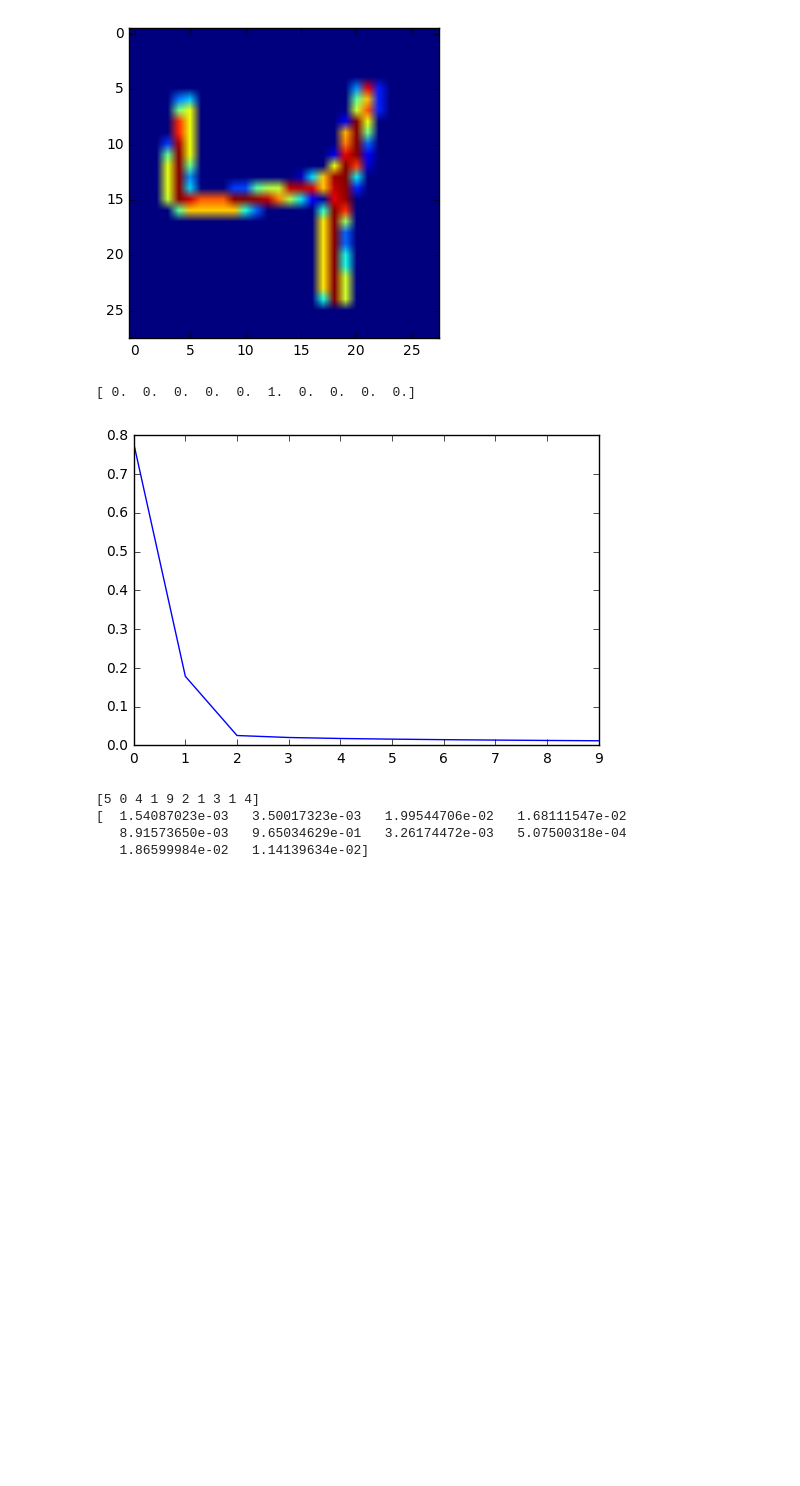
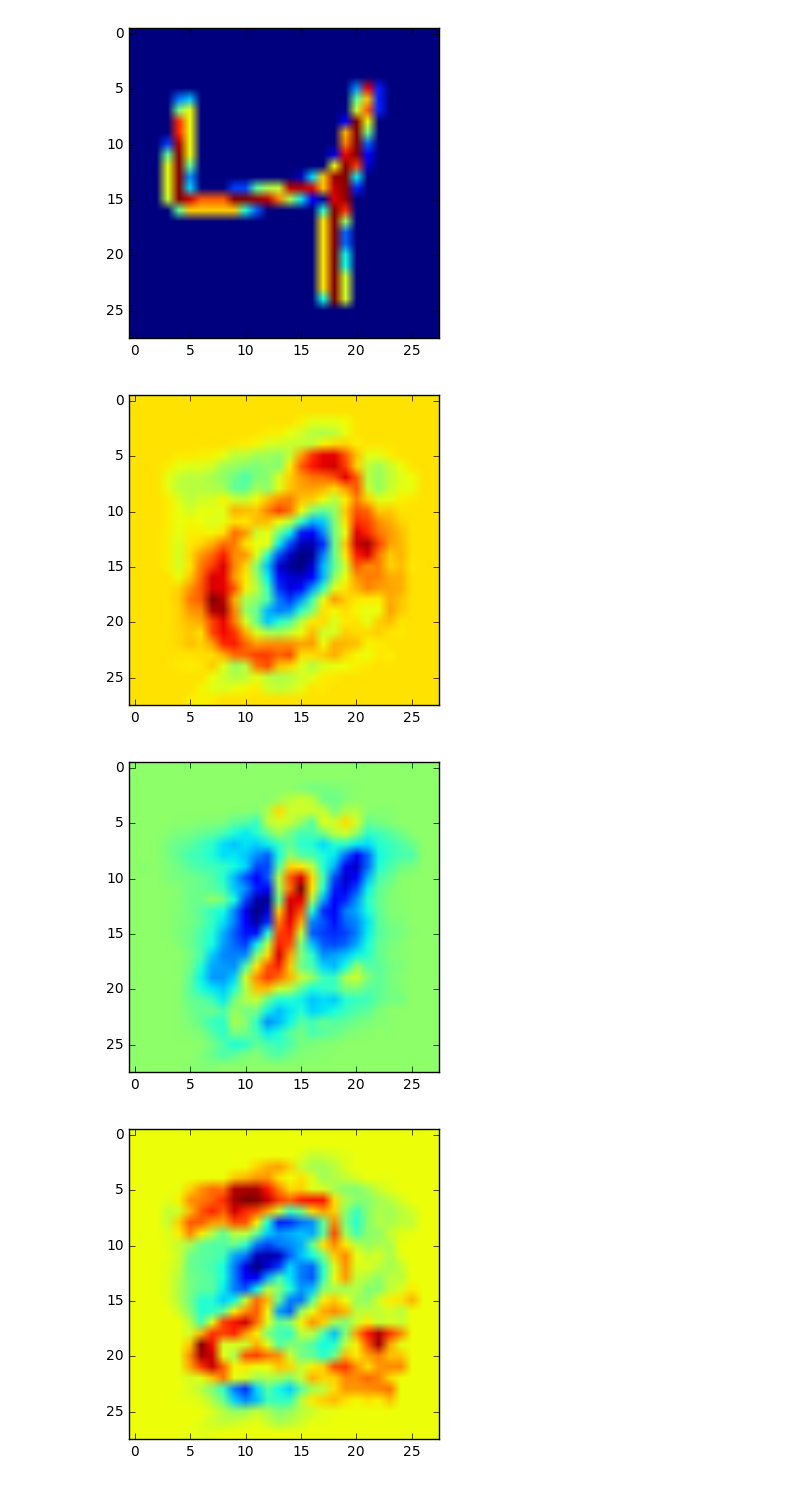
Before and after one commit to jarmop/learning, a Jupyter notebook: mnist.ipynb, the cells around one changed output. Drawn from its saved outputs; the diff is of its cells as text; code cells hidden in the pictures; blank space fills up the shorter version.

Commit message:
MNIST: Visualize image weights

```diff
--- a/mnist.ipynb
+++ b/mnist.ipynb
@@ -115,30 +115,12 @@ class Machine:
     def __init__(self, n):
         self.w = np.zeros(n)
     def h(self, x):
-        #print('h')
-        #print(self.w)
-        #print(x)
-        #print(-x.dot(self.w.T))
-        #print(np.exp(-x.dot(self.w.T)))
         return 1 / (1 + np.exp(-x.dot(self.w.T)))
 
 def loss(x, y, m):
-    #print('loss')
-    #print(np.log(x))
-    #print(x)
-    #print(np.log(0))
-    #print(np.log(1 - x))
-    #print(-y * np.log(x) - (1 - y) * np.log(1 - x))
-    #print(np.sum(-y * np.log(x) - (1 - y) * np.log(1 - x)))
     return np.sum(-y * np.log(x) - (1 - y) * np.log(1 - x)) / m
-    #return 1
 
 def gradient_descent(machine, training_set, correct_values, alpha, iterations):
-    #test_set = np.array([
-    #        [1,0],
-    #        [1,1],
-    #        [1,2],
-    #    ])
     m = training_set.shape[0]
     n = training_set.shape[1]
     values = []
@@ -148,63 +130,48 @@ def gradient_descent(machine, training_set, correct_values, alpha, iterations):
         d = (machine.h(training_set) - correct_values).dot(training_set)
         machine.w -= alpha * d / m
         values.append(np.copy(machine.w))
-        # TODO loss function for classification
         losses.append(loss(machine.h(training_set), correct_values, m))
     #print(losses)
     #plt.plot(values)
     #plt.show()
-    plt.plot(losses)
-    plt.show()
+    #plt.plot(losses)
+    #plt.show()
 
 def trainer(images, labels, alpha, iterations, m):
     n = 784
     # Take subset of m samples and flatten images (28 X 28 => 784)
     images = images[0:m].reshape(m,n)
     labels = labels[0:m]
     #print(labels.shape)
 
     # Add bias
     images = np.insert(images, 0, 1, axis=1)
     #print(images.shape)
 
     # Create labels for each class
     label_set = []
     machines = []
     classes = range(0, 10)
     for c in classes:
         label_set.append(np.zeros(m))
         machines.append(Machine(n + 1))
     for i in range(0,m):
         label_set[labels[i]][i] = 1
 
     #print(labels)
     #print(label_set)
 
-    #for i in range(0, 2):
-    i = 2
-    print(label_set[i])
+    for i in range(0, 5):
+        gradient_descent(machines[i], images, label_set[i], alpha, iterations)
+        #print(images[0])
+        #print(machines[i].h(images[0:10]))
+        weightImage = machines[i].w[1:].reshape(28,28)
+        plt.figure()
+        plt.imshow(weightImage)
+        #print(weightImage)
 
-    gradient_descent(machines[i], images, label_set[i], alpha, iterations)
-
-    #print(images[0])
-    print(labels[0:10])
-    print(machines[i].h(images[0:10]))
-    #print(np.around(machines[i].h(images), decimals = 10))
-
-    #gradient_descent(machine, training_set, correct_values, alpha, iterations)
-    #print(machine.h(np.array([1,1,1])))
-    #print(np.around(machine.w, decimals=3))
-    #print(np.around(machine.w, decimals=3))
-    #return machine
-
-#print(images[0:10].shape)
-#print(images.shape)
-
-trainer(images, labels, alpha = 0.00001, iterations = 10, m = 10)
+trainer(images, labels, alpha = 0.00001, iterations = 10, m = 100)
 # %% [output]
-[ 0.  0.  0.  0.  0.  1.  0.  0.  0.  0.]
-[figure, old version]
+[figure, new version]
-[5 0 4 1 9 2 1 3 1 4]
-[  1.54087023e-03   3.50017323e-03   1.99544706e-02   1.68111547e-02
-   8.91573650e-03   9.65034629e-01   3.26174472e-03   5.07500318e-04
-   1.86599984e-02   1.14139634e-02]
+[figure, added]
+[figure, added]
```
Also changed, not shown: parts of 1 cell of this notebook.
